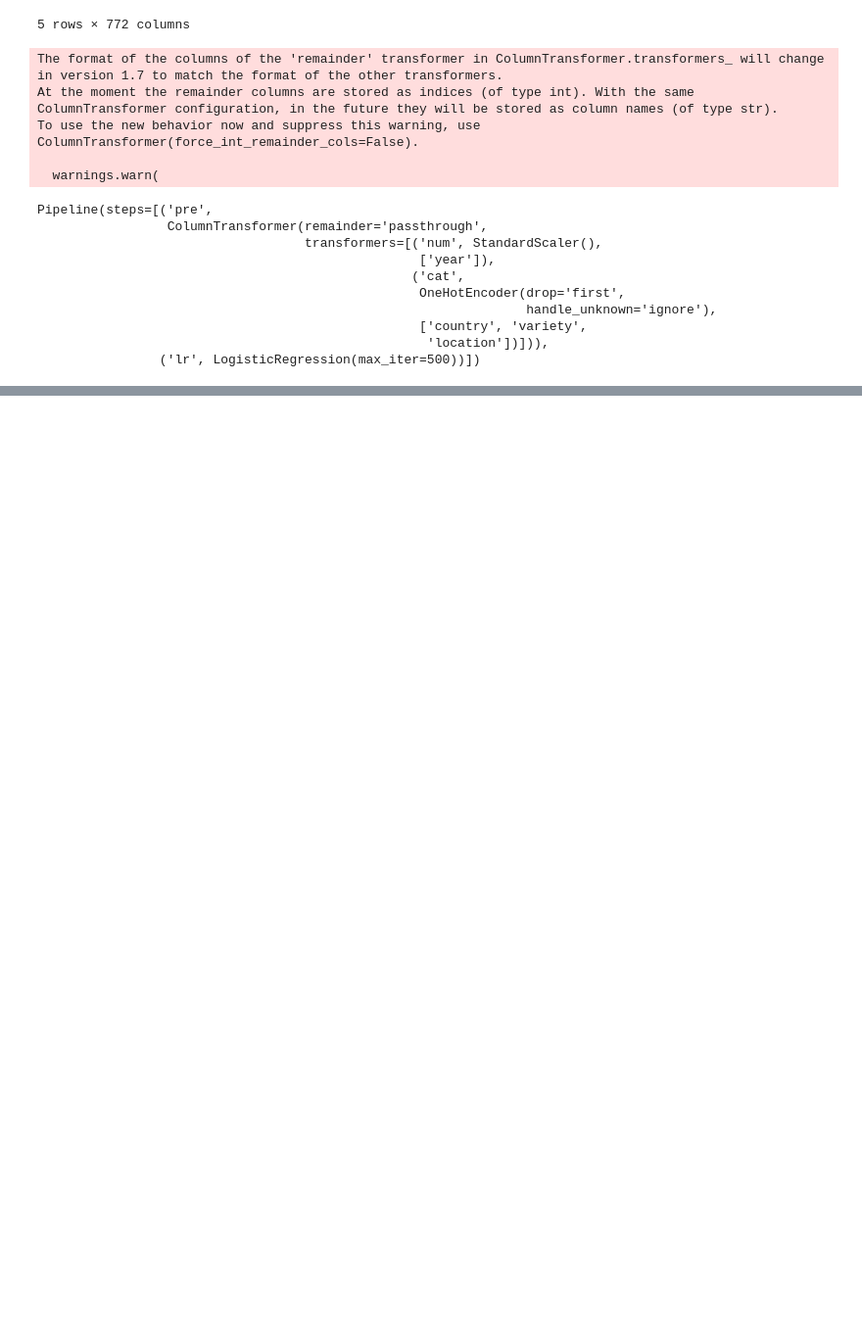
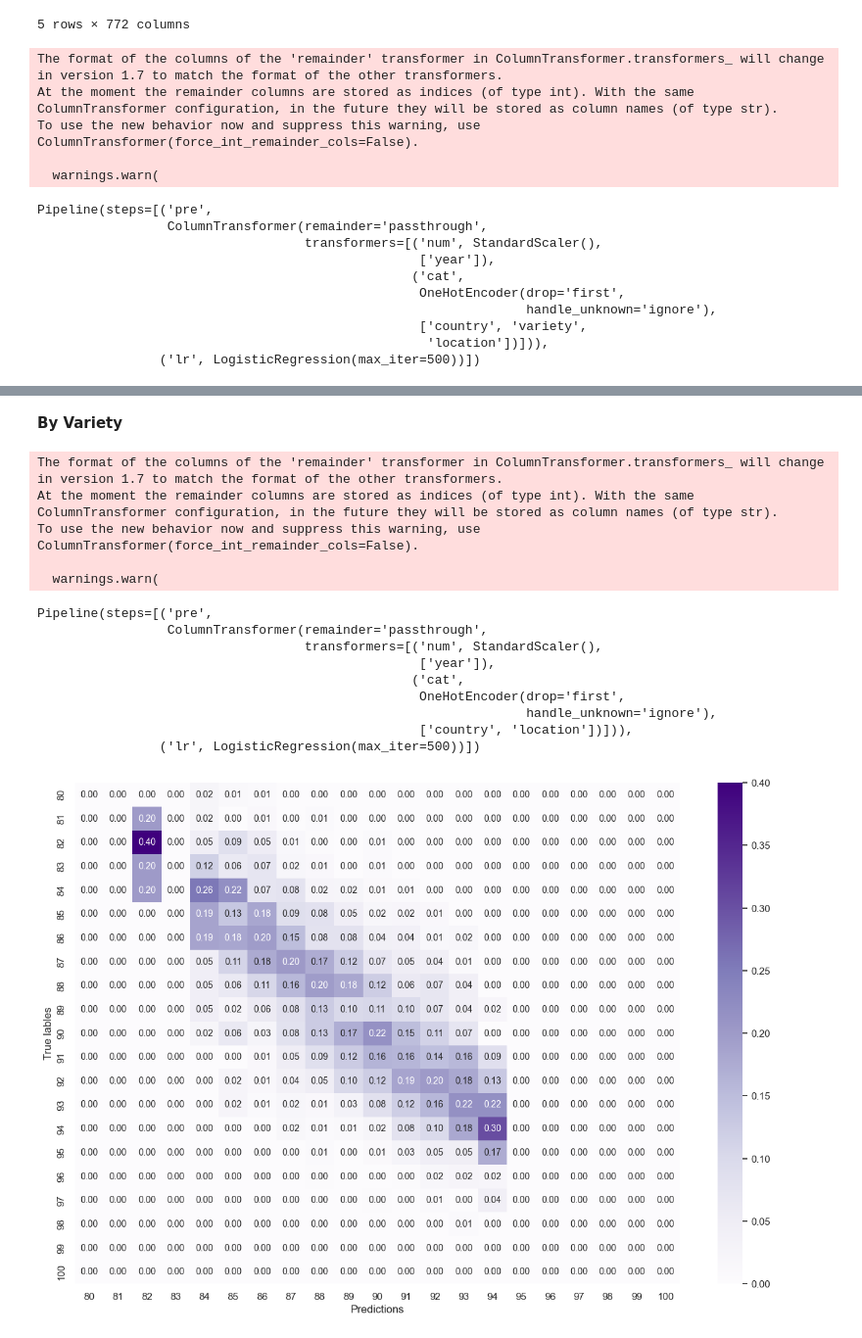
Before and after one commit to pasmith/oenologist, a Jupyter notebook: wine_reviews-confusion_matrix.ipynb, the cells around one changed output, grey strips where cells are left out. Shown at 98% size. Cells and saved outputs as stored; diff of their text form; code cells hidden in the pictures; blank space fills up the shorter version.

```diff
--- a/wine_reviews-confusion_matrix.ipynb
+++ b/wine_reviews-confusion_matrix.ipynb
@@ -242,0 +274,39 @@ plot_conf_matrix(y_test, lr_pipe.predict(X_test))
+# %% [markdown]
+**By Variety**
+# %%
+def train_variety(variety, df, features=None):
+  # filter on variety
+  reviews_for_variety = df.query(f'variety == "{variety}"')[['country', 'location', 'year', 'points']]
+  # define feature matrix and target vector
+  X = pd.concat([reviews_for_variety.drop('points', axis=1), features.loc[reviews_for_variety.index]], axis=1)
+  y = reviews_for_variety.points
+  # training/test split
+  X_train, X_test, y_train, y_test = train_test_split(X,y, test_size=0.2, random_state=42, stratify=y)
+  # train logistic regression model
+  lr_pipe = Pipeline([('pre',ColumnTransformer([('num', StandardScaler(), ['year']),
+                                                ('cat', OneHotEncoder(drop='first', handle_unknown='ignore'), ['country', 'location'])
+                                               ], remainder='passthrough')),
+                    ('lr',LogisticRegression(max_iter=500))
+                  ]).fit(X_train, y_train)
+  # calcualte confusion matrix on test data
+  plot_conf_matrix(y_test, lr_pipe.predict(X_test))
+  return lr_pipe
+
+model = train_variety('Pinot Noir', df, mpnet)
+model
+# %% [output]
+The format of the columns of the 'remainder' transformer in ColumnTransformer.transformers_ will change in version 1.7 to match the format of the other transformers.
+At the moment the remainder columns are stored as indices (of type int). With the same ColumnTransformer configuration, in the future they will be stored as column names (of type str).
+To use the new behavior now and suppress this warning, use ColumnTransformer(force_int_remainder_cols=False).
+
+  warnings.warn(
+Pipeline(steps=[('pre',
+                 ColumnTransformer(remainder='passthrough',
+                                   transformers=[('num', StandardScaler(),
+                                                  ['year']),
+                                                 ('cat',
+                                                  OneHotEncoder(drop='first',
+                                                                handle_unknown='ignore'),
+                                                  ['country', 'location'])])),
+                ('lr', LogisticRegression(max_iter=500))])
+[figure, added]
```
Also changed, not shown: parts of 12 cells of this notebook, 7 other files.
